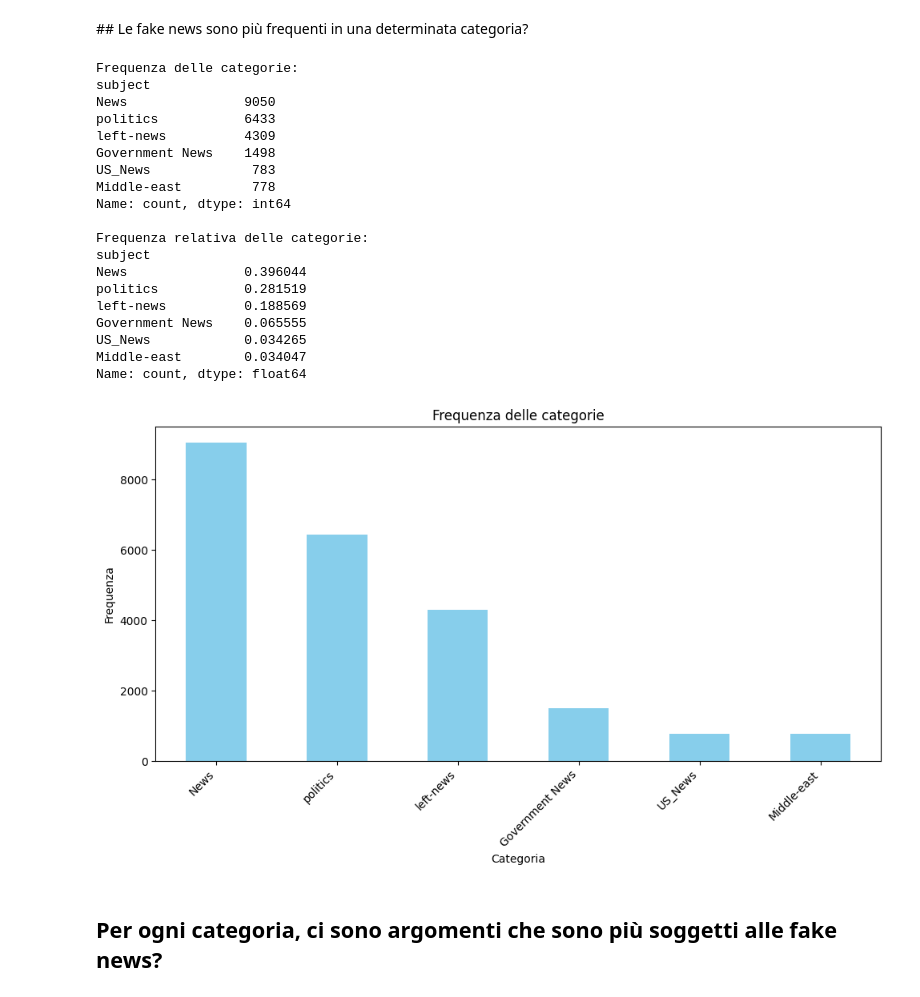
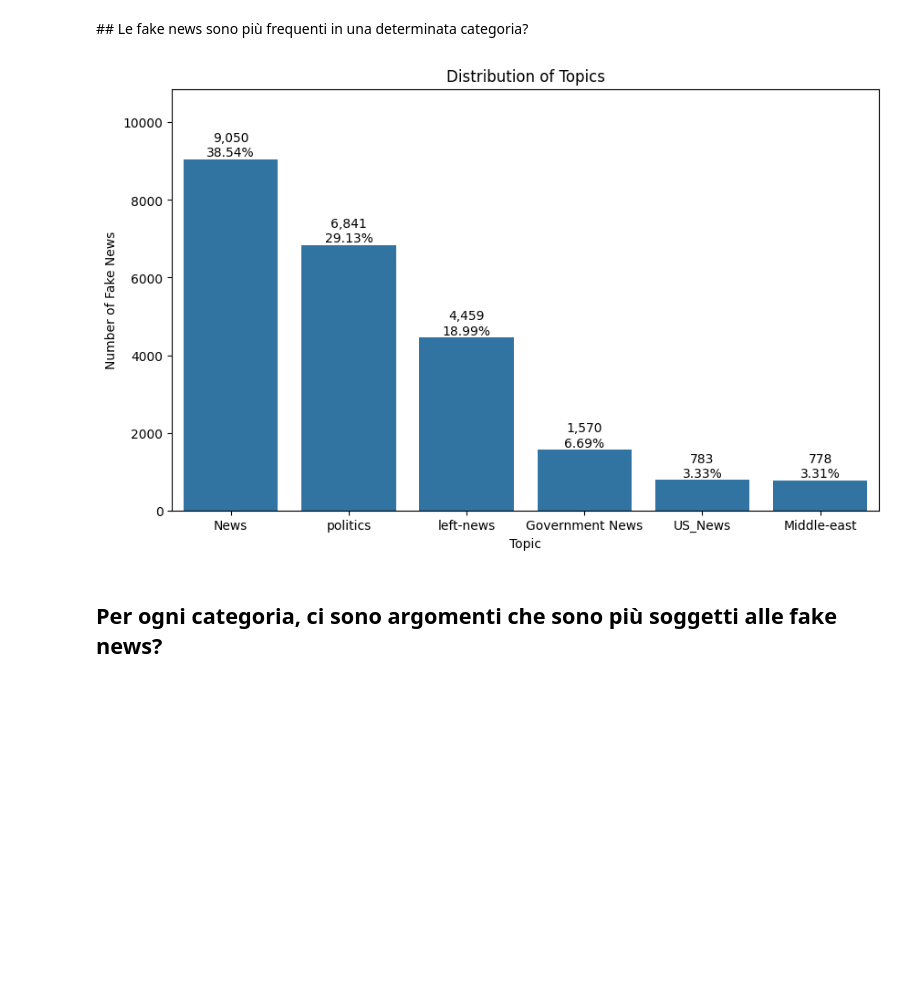
Before and after one commit to cdario79/FiltroFakeNews, a Jupyter notebook: Filtro_per_Fake_News.ipynb, the cells around one changed output. Cells and saved outputs as stored; diff of their text form; code cells hidden in the pictures; blank space fills up the shorter version.

```diff
--- a/Filtro_per_Fake_News.ipynb
+++ b/Filtro_per_Fake_News.ipynb
@@ -323,50 +310,32 @@ df_full.sample(15)
 # %% [markdown]
 ## Le fake news sono più frequenti in una determinata categoria?
-# %%
-# Contare il numero di occorrenze per ciascuna categoria
-frequenza_categorie = df_fake_cleaned['subject'].value_counts()
-
-# Calcolare la frequenza di ciascuna categoria rispetto al totale
-frequenza_relativa = frequenza_categorie / len(df_fake_cleaned)
-
-print("Frequenza delle categorie:")
-print(frequenza_categorie)
-print("\nFrequenza relativa delle categorie:")
-print(frequenza_relativa)
-
-# Ordinare le categorie per frequenza in ordine decrescente
-frequenza_categorie_ordinate = frequenza_categorie.sort_values(ascending=False)
-
-# Creazione del grafico a barre ordinato per frequenza
-plt.figure(figsize=(10, 6))
-frequenza_categorie_ordinate.plot(kind='bar', color='skyblue')
-plt.title('Frequenza delle categorie')
-plt.xlabel('Categoria')
-plt.ylabel('Frequenza')
-plt.xticks(rotation=45, ha='right')
-plt.tight_layout()
-plt.show()
-# %% [output]
-Frequenza delle categorie:
-subject
-News               9050
-politics           6433
-left-news          4309
-Government News    1498
-US_News             783
-Middle-east         778
-Name: count, dtype: int64
-
-Frequenza relativa delle categorie:
-subject
-News               0.396044
-politics           0.281519
-left-news          0.188569
-Government News    0.065555
-US_News            0.034265
-Middle-east        0.034047
-Name: count, dtype: float64
-[figure, removed]
+# %%
+# Calcola il conteggio dei valori nel DataFrame
+counts = df_fake['subject'].value_counts()
+
+# Calcola la percentuale rispetto al totale
+percentages = counts / counts.sum() * 100
+
+# Ordina il conteggio dal più alto al più basso
+counts_sorted = counts.sort_values(ascending=False)
+
+# Crea il countplot
+plt.figure(figsize=(10, 6))
+ax = sns.countplot(x=df_fake['subject'], order=counts_sorted.index)
+#ax.bar_label(ax.containers[0])
+for i, (index, count) in enumerate(counts_sorted.items()):
+    plt.text(i, count + 70, f'{count:,.0f}\n{percentages[index]:,.2f}%', ha='center', color='black')
+
+
+# Imposta il range dell'asse y
+plt.ylim(0, counts.max() * 1.2)
+
+plt.title('Distribution of Topics')
+plt.xlabel('Topic')
+plt.ylabel('Number of Fake News')
+plt.show()
+# %% [output]
+[figure, added]
 # %% [markdown]
 ## Per ogni categoria, ci sono argomenti che sono più soggetti alle fake news?
 # %% [markdown]
```
Also changed, not shown: parts of 58 cells of this notebook.
